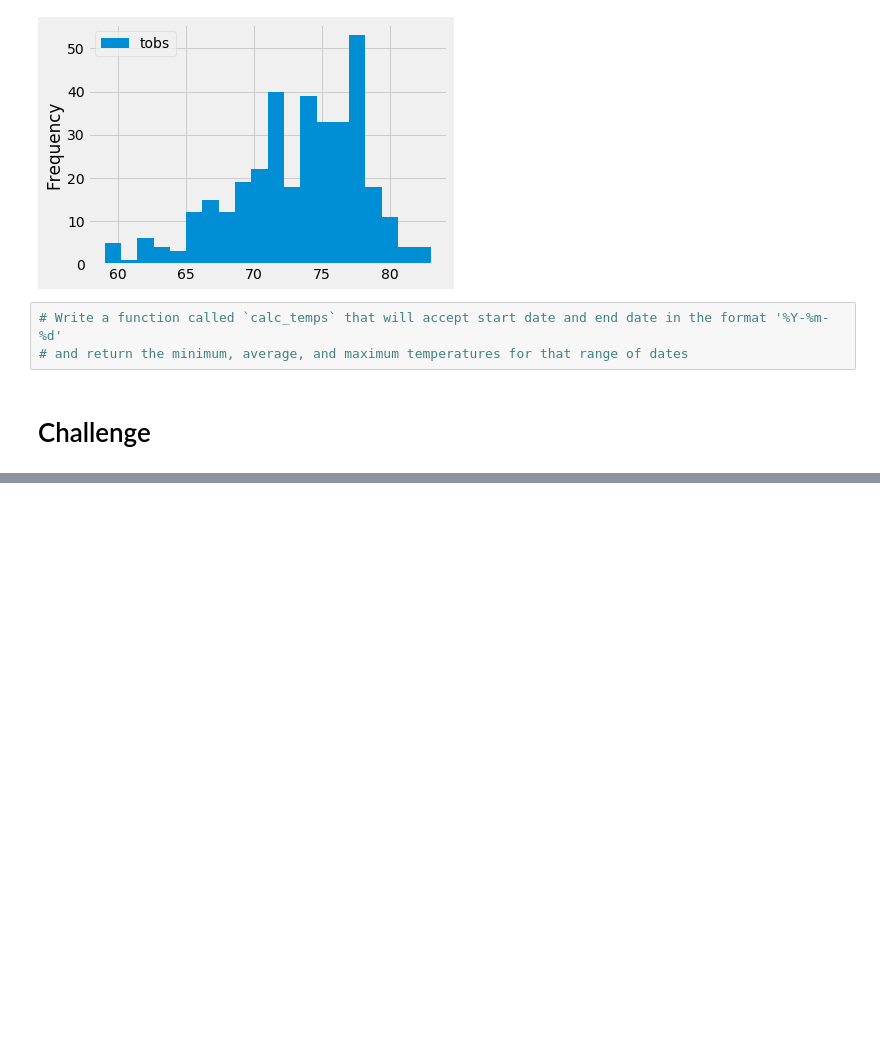
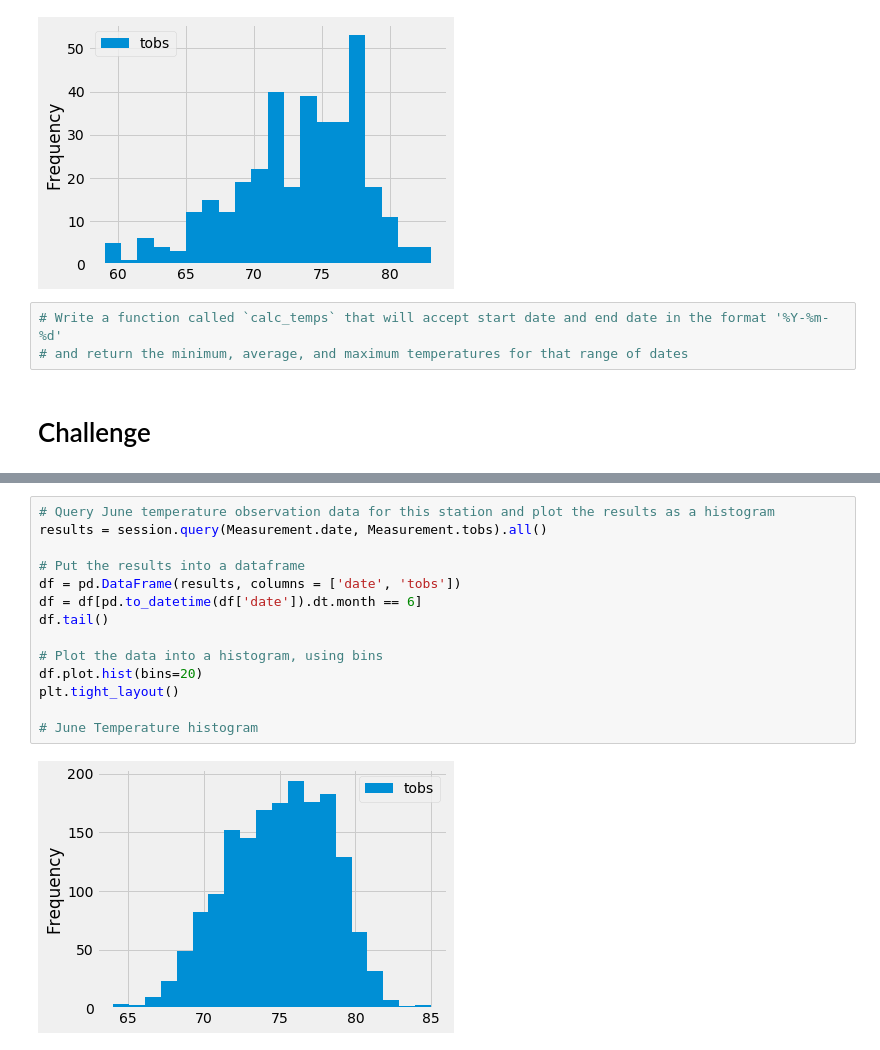
Before and after one commit to arodriguez82/Surfs_Up, a Jupyter notebook: climate_analysis.ipynb, the cells around one changed output, grey strips where cells are left out. Drawn from its saved outputs; the diff is of its cells as text; blank space fills up the shorter version.

Commit message:
Adding Analysis images, updating climate_analysis.ipynb

```diff
--- a/climate_analysis.ipynb
+++ b/climate_analysis.ipynb
@@ -125,0 +164,16 @@ plt.tight_layout()
+# %%
+# Query June temperature observation data for this station and plot the results as a histogram
+results = session.query(Measurement.date, Measurement.tobs).all()
+
+# Put the results into a dataframe
+df = pd.DataFrame(results, columns = ['date', 'tobs'])
+df = df[pd.to_datetime(df['date']).dt.month == 6]
+df.tail()
+
+# Plot the data into a histogram, using bins
+df.plot.hist(bins=20)
+plt.tight_layout()
+
+# June Temperature histogram
+# %% [output]
+[figure, added]
```
Also changed, not shown: parts of 11 cells of this notebook, 9 other files.
